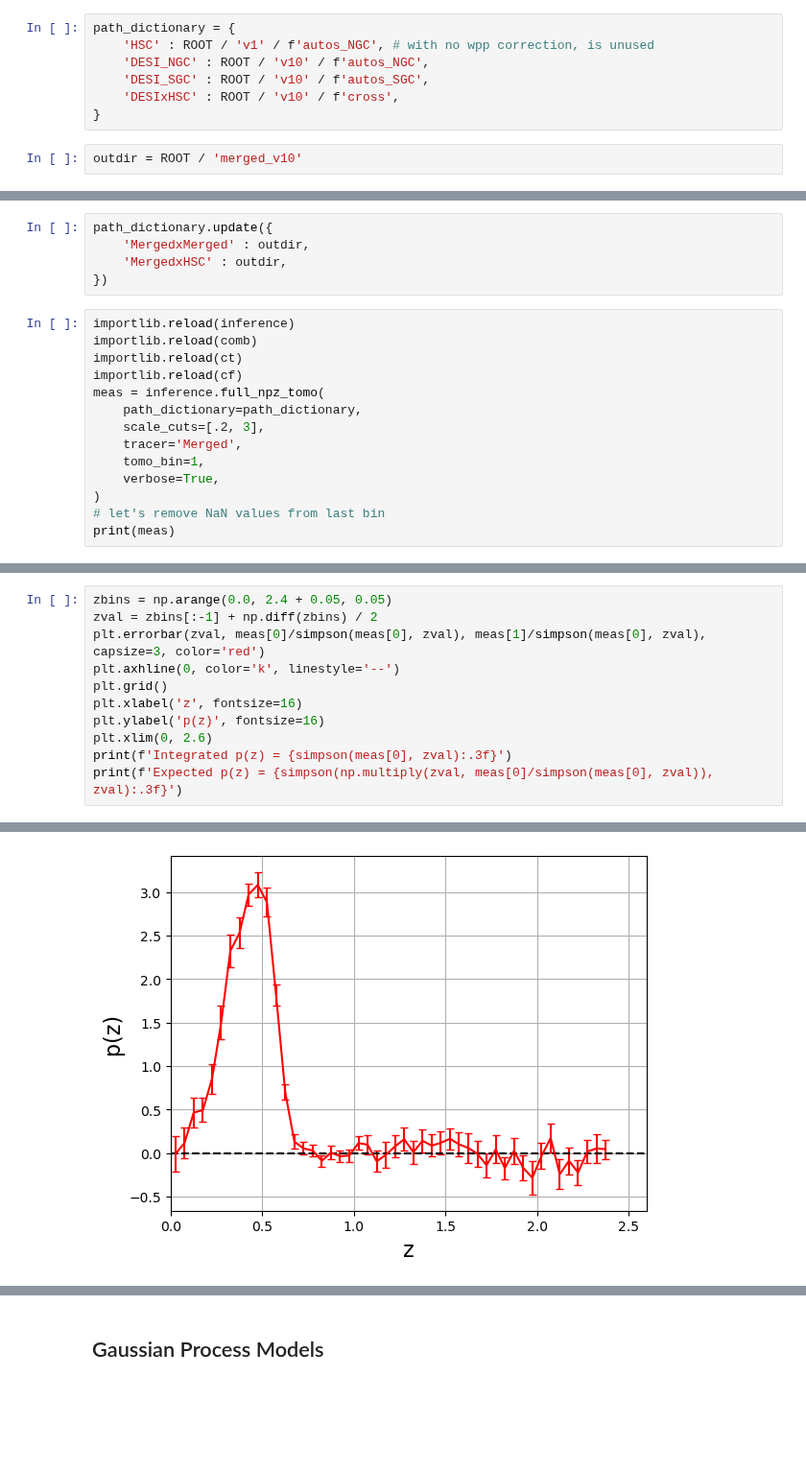
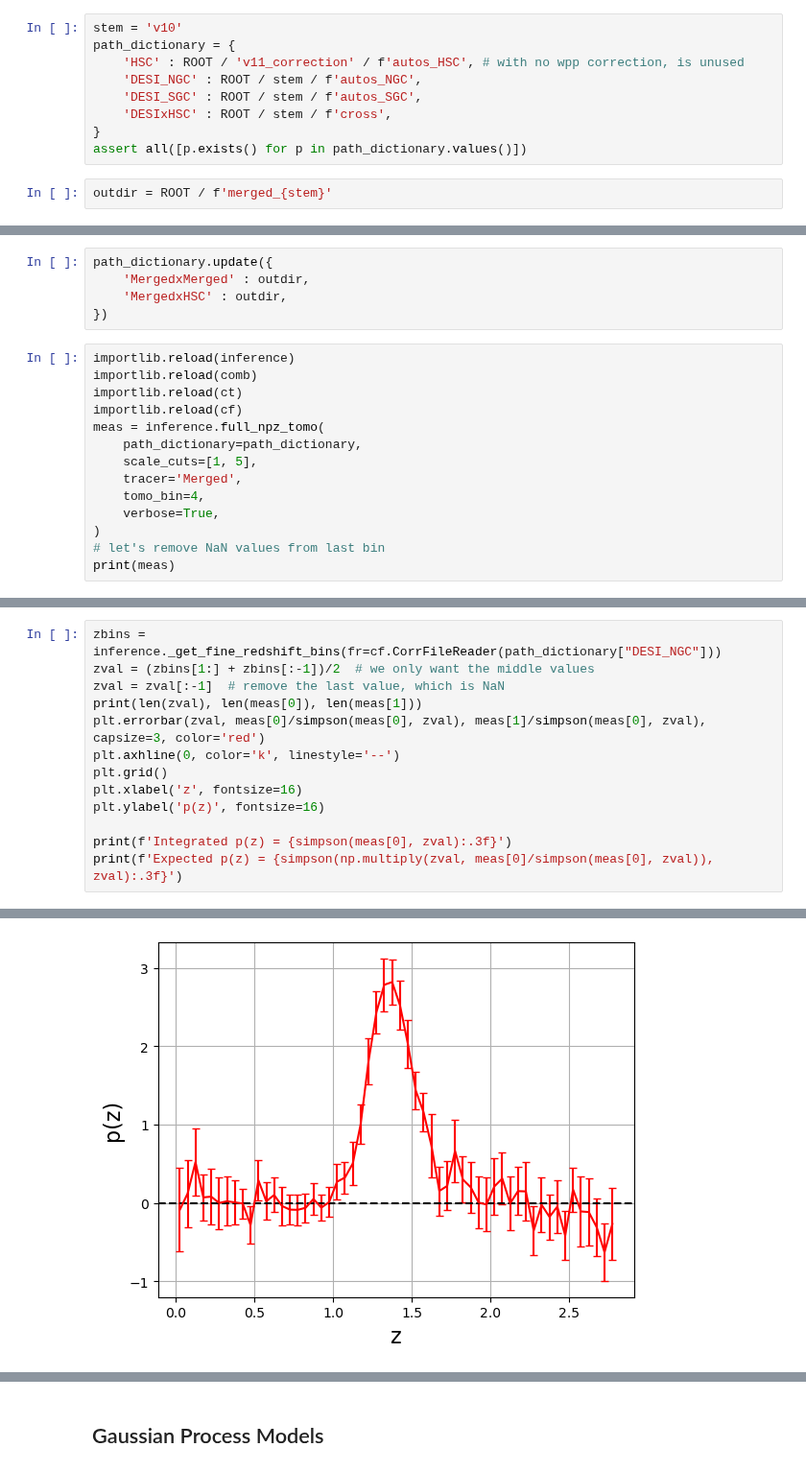
Before and after one commit to JeanCHDJdev/desi-y3-hsc, a Jupyter notebook: src/statistics/merged_results.ipynb, the cells around one changed output, grey strips where cells are left out. Shown at 96% size. Saved outputs shown, nothing was run; the diff lists cells and outputs as text; blank space fills up the shorter version.

Commit message:
effective redshifts, power law fitting, sgps

```diff
--- a/src/statistics/merged_results.ipynb
+++ b/src/statistics/merged_results.ipynb
@@ -77,14 +78,16 @@ tracer_trad = {
 }
 sigmaj_corr = 1 # temporary
 # %%
+stem = 'v10'
 path_dictionary = {
-    'HSC' : ROOT / 'v1' / f'autos_NGC', # with no wpp correction, is unused
-    'DESI_NGC' : ROOT / 'v10' / f'autos_NGC',
-    'DESI_SGC' : ROOT / 'v10' / f'autos_SGC',
-    'DESIxHSC' : ROOT / 'v10' / f'cross',
+    'HSC' : ROOT / 'v11_correction' / f'autos_HSC', # with no wpp correction, is unused
+    'DESI_NGC' : ROOT / stem / f'autos_NGC',
+    'DESI_SGC' : ROOT / stem / f'autos_SGC',
+    'DESIxHSC' : ROOT / stem / f'cross',
 }
+assert all([p.exists() for p in path_dictionary.values()])
 # %%
-outdir = ROOT / 'merged_v10'
+outdir = ROOT / f'merged_{stem}'
 # %%
 importlib.reload(inference)
 importlib.reload(comb)
@@ -136,9 +148,9 @@ importlib.reload(ct)
 importlib.reload(cf)
 meas = inference.full_npz_tomo(
     path_dictionary=path_dictionary,
-    scale_cuts=[.2, 3],
+    scale_cuts=[1, 5],
     tracer='Merged',
-    tomo_bin=1,
+    tomo_bin=4,
     verbose=True,
 )
 # let's remove NaN values from last bin
@@ -167,12 +176,14 @@ Using merged method for tracer Merged and tomo bin 1.
 # %%
-zbins = np.arange(0.0, 2.4 + 0.05, 0.05)
-zval = zbins[:-1] + np.diff(zbins) / 2
+zbins = inference._get_fine_redshift_bins(fr=cf.CorrFileReader(path_dictionary["DESI_NGC"]))
+zval = (zbins[1:] + zbins[:-1])/2  # we only want the middle values
+zval = zval[:-1]  # remove the last value, which is NaN
+print(len(zval), len(meas[0]), len(meas[1]))
 plt.errorbar(zval, meas[0]/simpson(meas[0], zval), meas[1]/simpson(meas[0], zval), capsize=3, color='red')
 plt.axhline(0, color='k', linestyle='--')
 plt.grid()
 plt.xlabel('z', fontsize=16)
 plt.ylabel('p(z)', fontsize=16)
-plt.xlim(0, 2.6)
+
 print(f'Integrated p(z) = {simpson(meas[0], zval):.3f}')
 print(f'Expected p(z) = {simpson(np.multiply(zval, meas[0]/simpson(meas[0], zval)), zval):.3f}')
 # %% [output]
@@ -181,2 +193,2 @@ Expected p(z) = 0.410
-[figure, old version]
+[figure, new version]
 # %%
```
Also changed, not shown: parts of 14 cells of this notebook, 2 other files.
